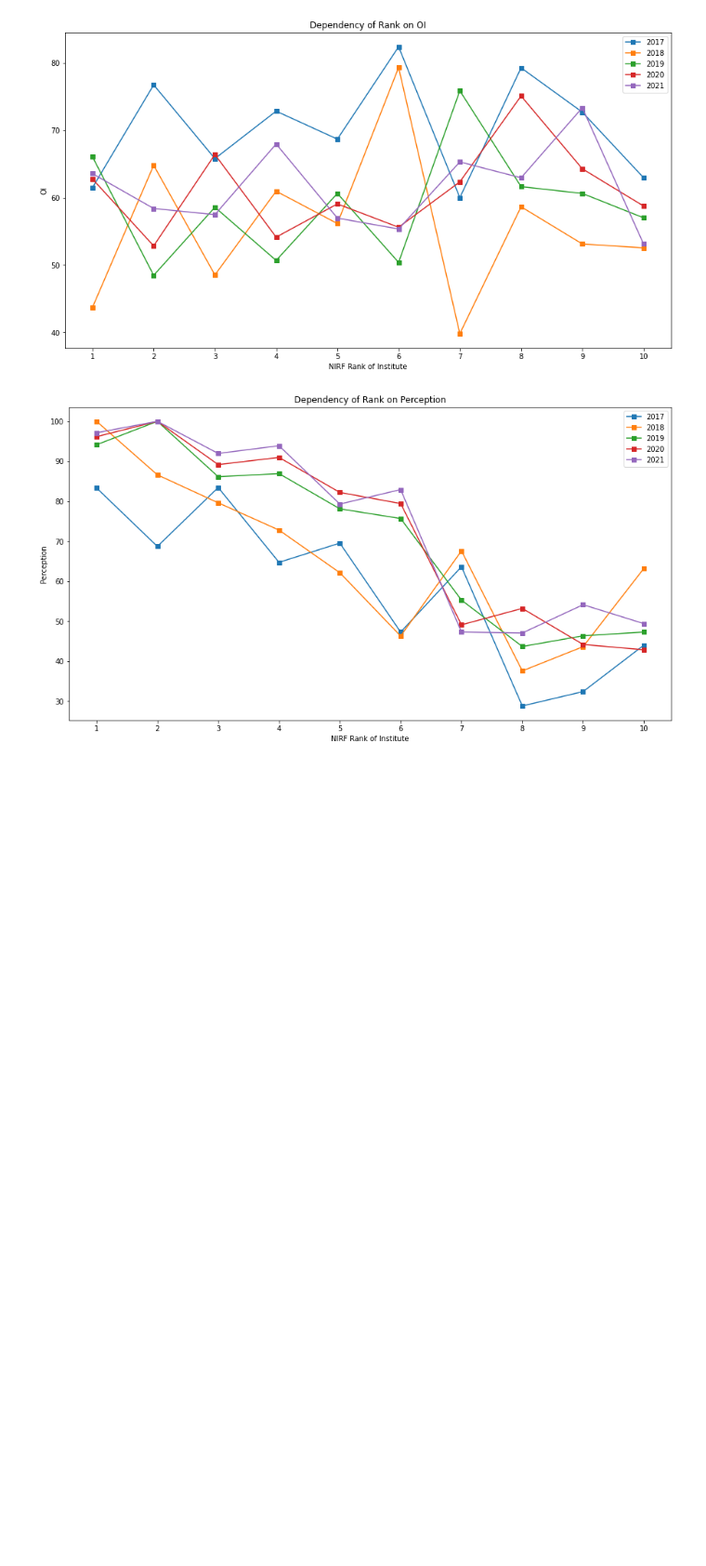
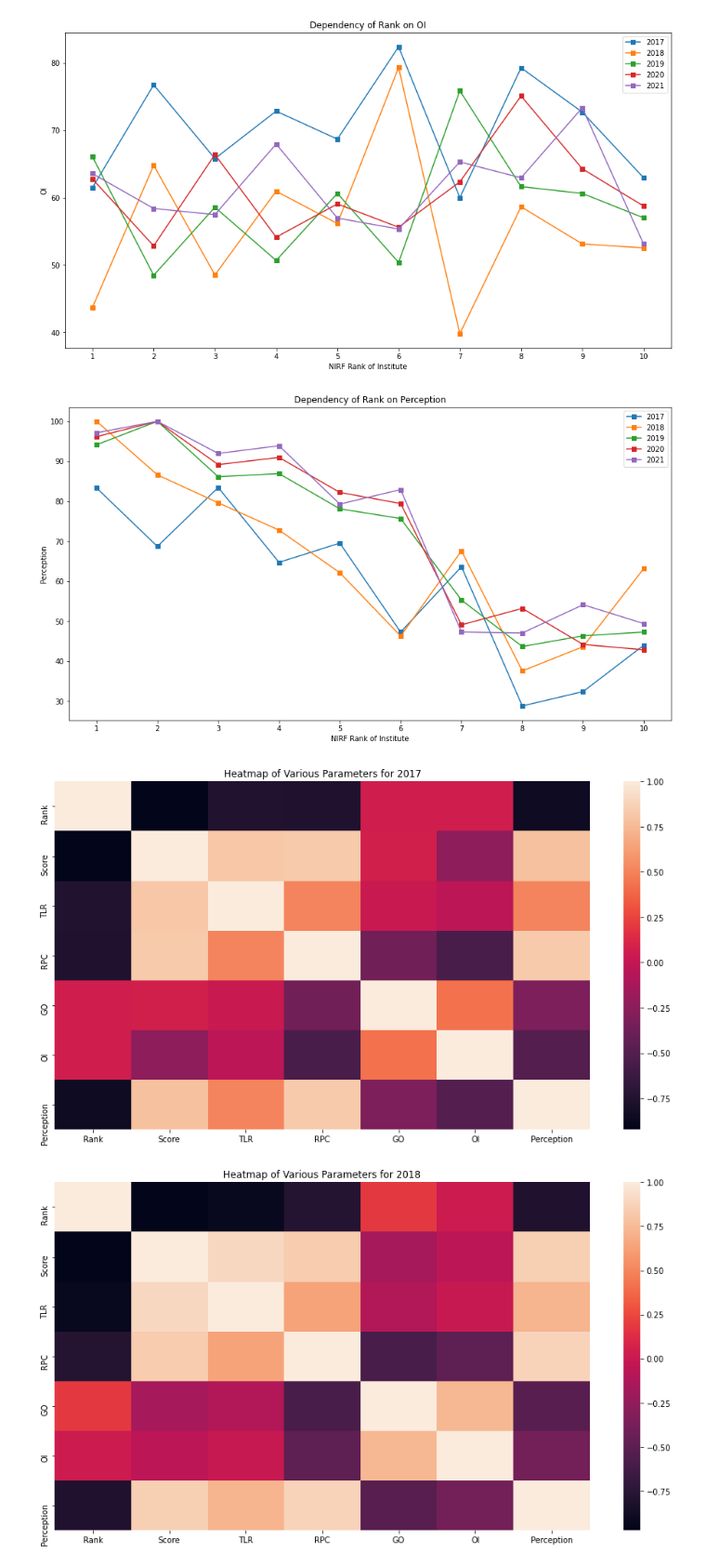
Before and after one commit to kalp121212/DS203_Project, a Jupyter notebook: Nirf.ipynb, the cells around one changed output. Shown at 93% size. Drawn from its saved outputs; the diff is of its cells as text; code cells hidden in the pictures; blank space fills up the shorter version.

Commit message:
Added Heatmap

```diff
--- a/Nirf.ipynb
+++ b/Nirf.ipynb
@@ -111,3 +111,12 @@ for x in k:
 [figure]
 [figure]
 [figure]
+# %%
+k=['Rank','Score','TLR','RPC','GO','OI','Perception']
+for i,j in top10data.groupby('year'):
+    plt.title(f"Heatmap of Various Parameters for {i}")
+    sns.heatmap(j[k].corr())
+    plt.show()
+# %% [output]
+[figure, added]
+[figure, added]
```
Also changed, not shown: parts of 1 cell of this notebook.
